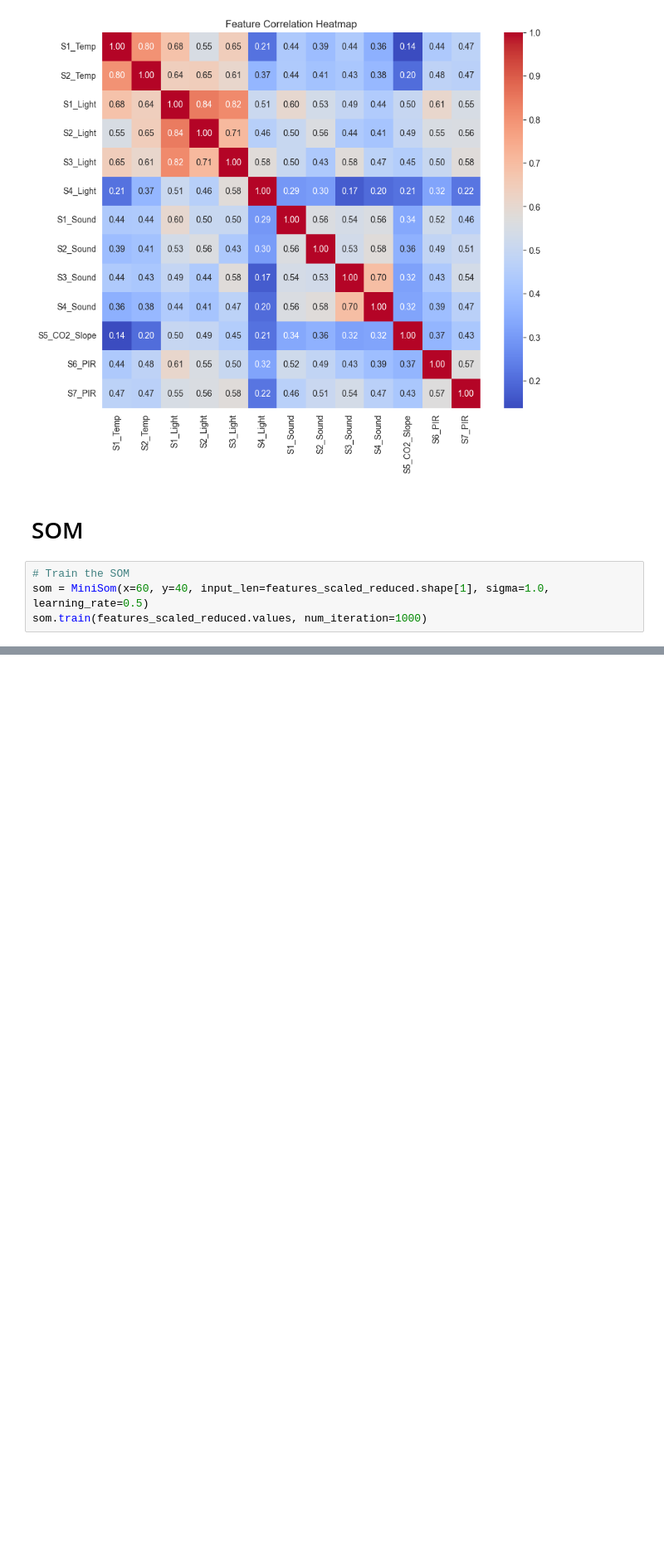
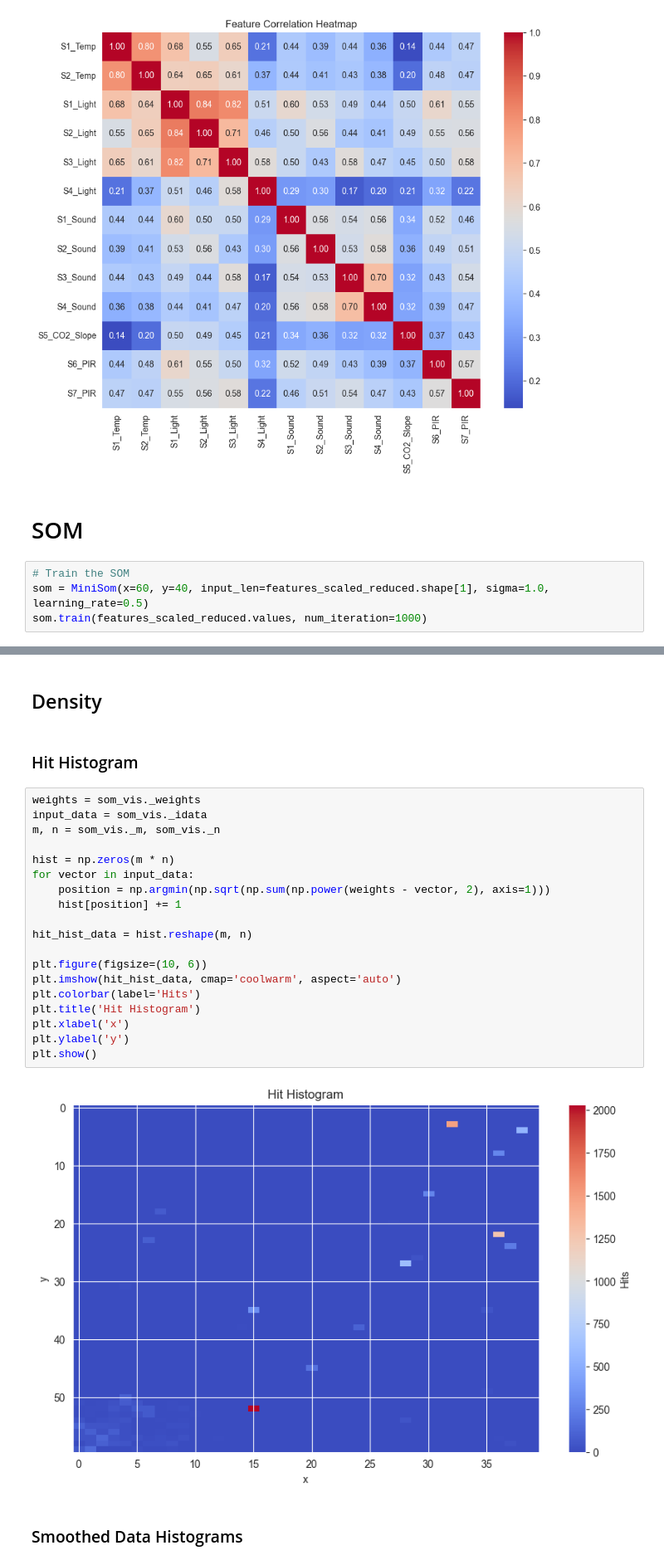
Before and after one commit to landgrafb98/SOM_22_Coding_Topic_G_Demo_DataCombo-3, a Jupyter notebook: Room_Occupancy_60_40.ipynb, the cells around one changed output, grey strips where cells are left out. Shown at 83% size. Drawn from its saved outputs; the diff is of its cells as text; blank space fills up the shorter version.

Commit message:
Density Visualizations

```diff
--- a/Room_Occupancy_60_40.ipynb
+++ b/Room_Occupancy_60_40.ipynb
@@ -219,3 +219,30 @@ som_vis._mainview
 [interactive output not drawn]
 [interactive output not drawn]
 [interactive output not drawn]
+# %% [markdown]
+## Density
+# %% [markdown]
+### Hit Histogram
+# %%
+weights = som_vis._weights
+input_data = som_vis._idata
+m, n = som_vis._m, som_vis._n
+
+hist = np.zeros(m * n)
+for vector in input_data:
+    position = np.argmin(np.sqrt(np.sum(np.power(weights - vector, 2), axis=1)))
+    hist[position] += 1
+
+hit_hist_data = hist.reshape(m, n)
+
+plt.figure(figsize=(10, 6))
+plt.imshow(hit_hist_data, cmap='coolwarm', aspect='auto')
+plt.colorbar(label='Hits')
+plt.title('Hit Histogram')
+plt.xlabel('x')
+plt.ylabel('y')
+plt.show()
+# %% [output]
+[figure, added]
+# %% [markdown]
+### Smoothed Data Histograms
```
Also changed, not shown: parts of 18 cells of this notebook.
